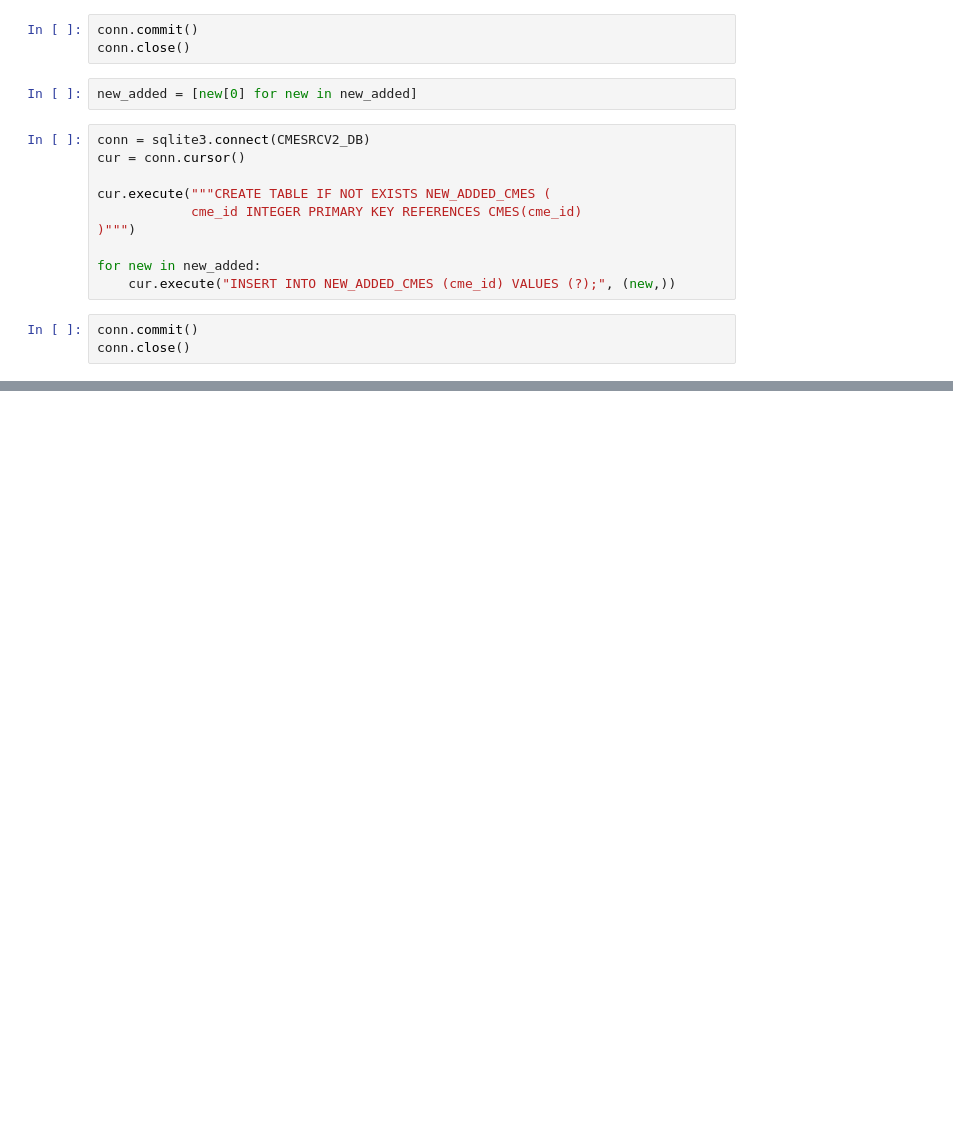
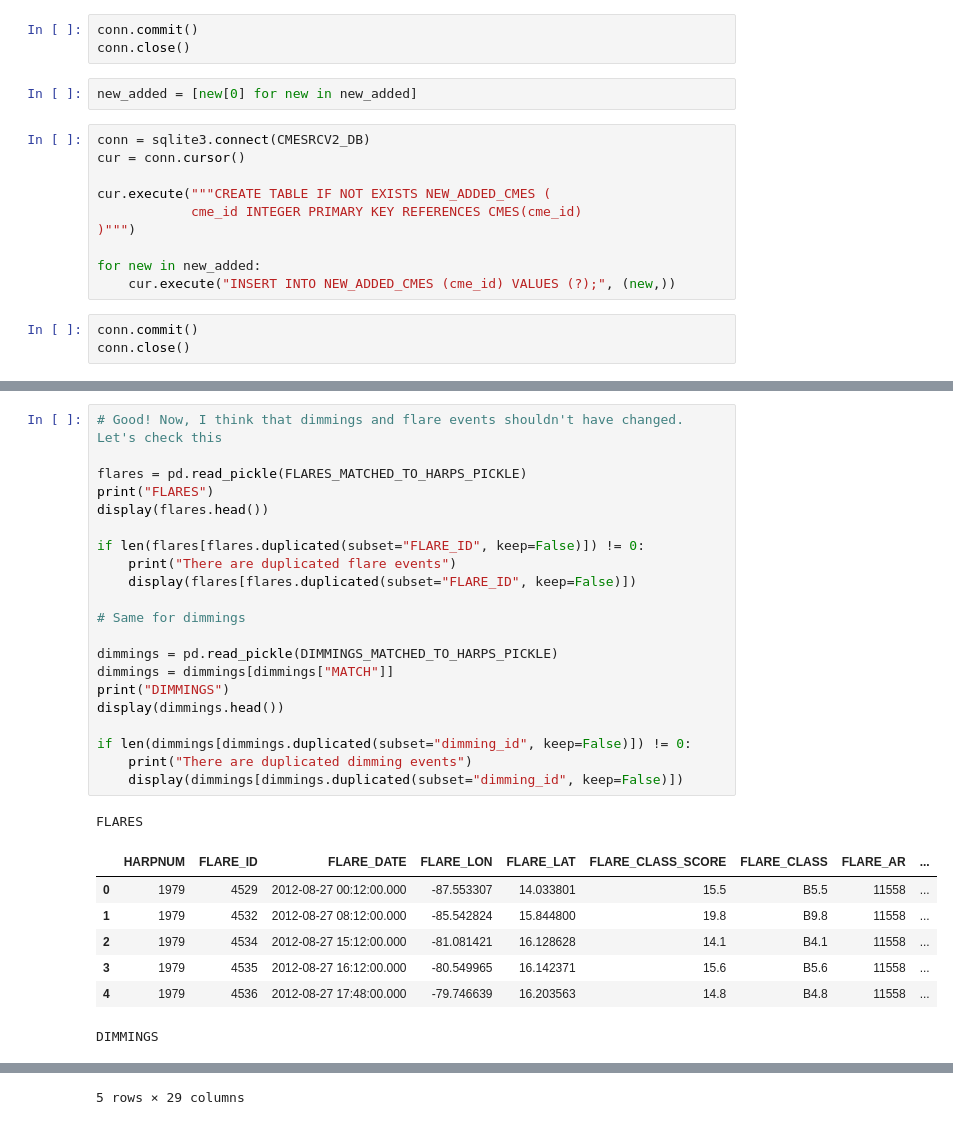
Before and after one commit to JulioHC00/cmesrc, a Jupyter notebook: notebooks/23-jhc-changing_cme_id.ipynb, the cells around one changed output, grey strips where cells are left out. Drawn from its saved outputs; the diff is of its cells as text; blank space fills up the shorter version.

```diff
--- a/notebooks/23-jhc-changing_cme_id.ipynb
+++ b/notebooks/23-jhc-changing_cme_id.ipynb
@@ -210,0 +340,30 @@ conn.close()
+# %%
+# Good! Now, I think that dimmings and flare events shouldn't have changed. Let's check this
+
+flares = pd.read_pickle(FLARES_MATCHED_TO_HARPS_PICKLE)
+print("FLARES")
+display(flares.head())
+
+if len(flares[flares.duplicated(subset="FLARE_ID", keep=False)]) != 0:
+    print("There are duplicated flare events")
+    display(flares[flares.duplicated(subset="FLARE_ID", keep=False)])
+
+# Same for dimmings
+
+dimmings = pd.read_pickle(DIMMINGS_MATCHED_TO_HARPS_PICKLE)
+dimmings = dimmings[dimmings["MATCH"]]
+print("DIMMINGS")
+display(dimmings.head())
+
+if len(dimmings[dimmings.duplicated(subset="dimming_id", keep=False)]) != 0:
+    print("There are duplicated dimming events")
+    display(dimmings[dimmings.duplicated(subset="dimming_id", keep=False)])
+# %% [output]
+FLARES
+|  | HARPNUM | FLARE_ID | FLARE_DATE | FLARE_LON | FLARE_LAT | FLARE_CLASS_SCORE | FLARE_CLASS | FLARE_AR | ... |
+| 0 | 1979 | 4529 | 2012-08-27 00:12:00.000 | -87.553307 | 14.033801 | 15.5 | B5.5 | 11558 | ... |
+| 1 | 1979 | 4532 | 2012-08-27 08:12:00.000 | -85.542824 | 15.844800 | 19.8 | B9.8 | 11558 | ... |
+| 2 | 1979 | 4534 | 2012-08-27 15:12:00.000 | -81.081421 | 16.128628 | 14.1 | B4.1 | 11558 | ... |
+| 3 | 1979 | 4535 | 2012-08-27 16:12:00.000 | -80.549965 | 16.142371 | 15.6 | B5.6 | 11558 | ... |
+| 4 | 1979 | 4536 | 2012-08-27 17:48:00.000 | -79.746639 | 16.203563 | 14.8 | B4.8 | 11558 | ... |
+DIMMINGS
@@ -210,0 +376 @@ conn.close()
+5 rows × 29 columns
```
Also changed, not shown: parts of 8 cells of this notebook, 3 other files.
